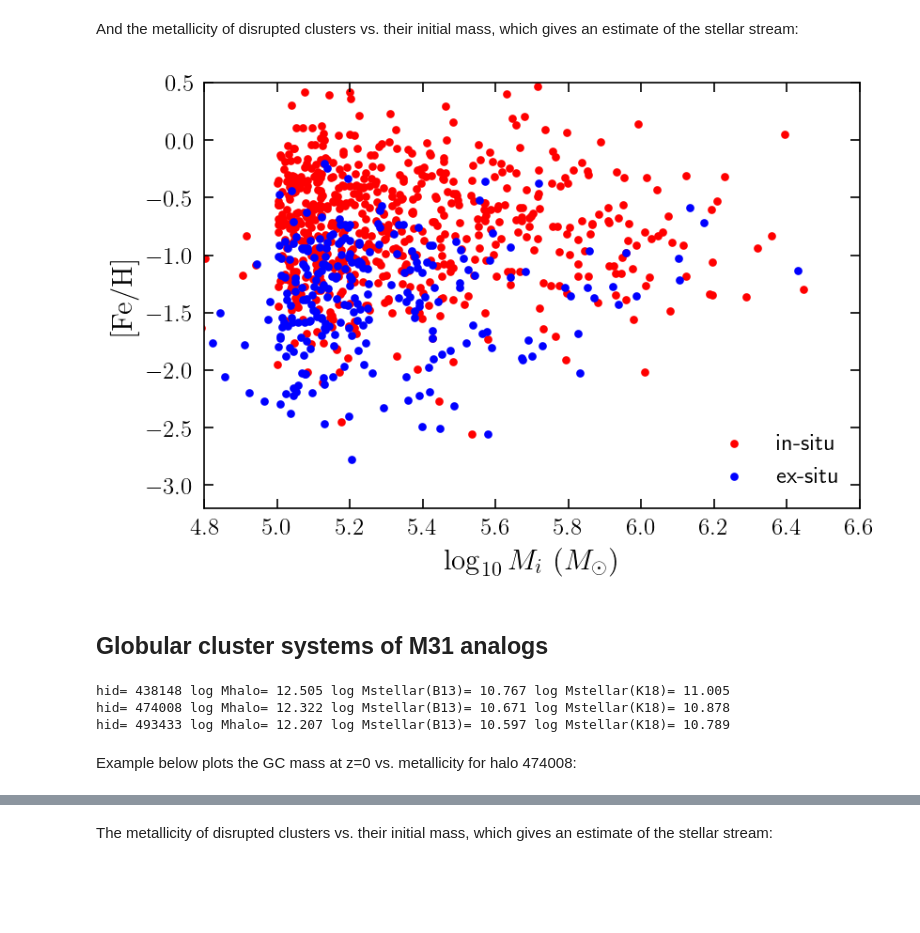
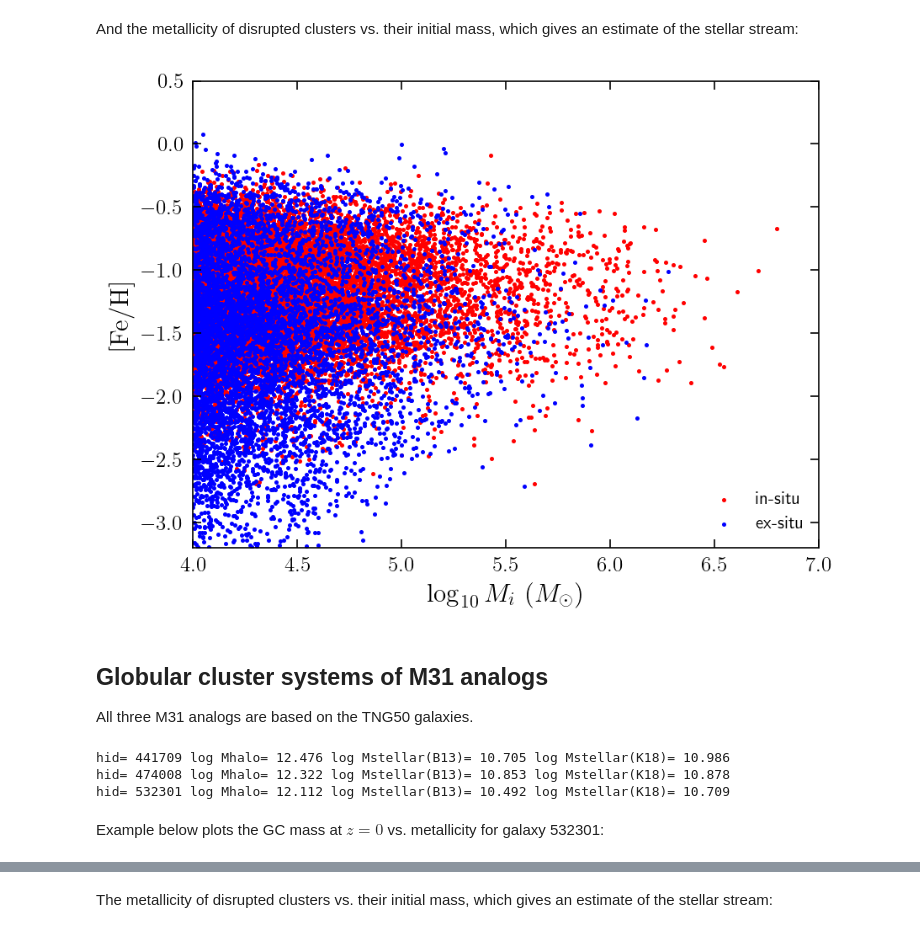
Before and after one commit to ognedin/gc_model_mw, a Jupyter notebook: gc_model_catalog.ipynb, the cells around one changed output, grey strips where cells are left out. Saved outputs shown, nothing was run; the diff lists cells and outputs as text; code cells hidden in the pictures; blank space fills up the shorter version.

```diff
--- a/gc_model_catalog.ipynb
+++ b/gc_model_catalog.ipynb
@@ -62,5 +57,5 @@ data_s = np.loadtxt('mw_like_4.0_0.5_lambda_survive.txt', dtype=dtype)
 # %% [markdown]
 Load the catalog of clusters fully disrupted before z=0 and expected to be detectable as stellar streams:
 # %%
-data_d = np.loadtxt('mw_like_4.0_0.5_lambda_disrupt.txt', dtype=dtype)
+data_d = np.loadtxt('mw_chen_gnedin_2023_disrupt.txt', dtype=dtype)
 # %% [markdown]
@@ -82,11 +77,11 @@ Example below plots the GC mass at z=0 vs. metallicity for halo 458470:
 import matplotlib.pyplot as plt
 plt.style.use('mplstyle.txt')
 # %%
-hid = 458470
+hid = 519311
 
 # select survived clusters
-idx_in = np.where((data_s['origin'] < 0) & (data_s['halo_id'] == hid))[0]
-idx_ex = np.where((data_s['origin'] > 0) & (data_s['halo_id'] == hid))[0]
+idx_in = (data_s['host_id_accrete'] < 0) & (data_s['galaxy_id'] == hid)
+idx_ex = (data_s['host_id_accrete'] > 0) & (data_s['galaxy_id'] == hid)
 
 # plot clusters formed in-situ (in the central halo) as red
 plt.scatter(data_s['log_m_gc'][idx_in], data_s['feh'][idx_in], fc='r', s=10, label='in-situ')
@@ -105,22 +100,24 @@ plt.legend(loc='lower right');
 And the metallicity of disrupted clusters vs. their initial mass, which gives an estimate of the stellar stream:
 # %%
 # select survived clusters
-idx_in = np.where((data_d['origin'] < 0) & (data_d['halo_id'] == hid))[0]
-idx_ex = np.where((data_d['origin'] > 0) & (data_d['halo_id'] == hid))[0]
+idx_in = (data_d['host_id_accrete'] < 0) & (data_d['galaxy_id'] == hid)
+idx_ex = (data_d['host_id_accrete'] > 0) & (data_d['galaxy_id'] == hid)
 
 # plot clusters formed in-situ (in the central halo) as red
-plt.scatter(data_d['log_m_form'][idx_in], data_d['feh'][idx_in], fc='r', s=10, label='in-situ')
+plt.scatter(data_d['log_m_form'][idx_in], data_d['feh'][idx_in], fc='r', s=2, label='in-situ')
 
 # plot clusters formed ex-situ (in satellite galaxies) as blue
-plt.scatter(data_d['log_m_form'][idx_ex], data_d['feh'][idx_ex], fc='b', s=10, label='ex-situ')
+plt.scatter(data_d['log_m_form'][idx_ex], data_d['feh'][idx_ex], fc='b', s=2, label='ex-situ')
 
 plt.xlabel(r'$\log_{10} M_i\ (M_\odot)$')
 plt.ylabel(r'$\rm [Fe/H]$')
-plt.xlim(4.8, 6.6)
+plt.xlim(4, 7)
 plt.ylim(-3.2, 0.5)
 plt.legend(loc='lower right');
 # %% [output]
-[figure, old version]
+[figure, new version]
 # %% [markdown]
 ## Globular cluster systems of M31 analogs
+
+All three M31 analogs are based on the TNG50 galaxies.
 # %%
@@ -130,13 +127,13 @@ data_m31d = np.loadtxt('m31_like_4.0_0.5_lambda_disrupt.txt', dtype=dtype)
 # %%
-for hid in np.unique(data_m31s['halo_id']):
+for hid in np.unique(data_m31s['galaxy_id']):
     print('hid=', hid,\
-          'log Mhalo=', data_m31s['log_mh'][data_m31s['halo_id']==hid][0],\
-          'log Mstellar(B13)=', data_m31s['log_ms'][data_m31s['halo_id']==hid][0],\
-          'log Mstellar(K18)=', data_m31s['log_ms_k18'][data_m31s['halo_id']==hid][0])
+          'log Mhalo=', data_m31s['log_mh'][data_m31s['galaxy_id']==hid][0],\
+          'log Mstellar(B13)=', data_m31s['log_ms'][data_m31s['galaxy_id']==hid][0],\
+          'log Mstellar(K18)=', data_m31s['log_ms_k18'][data_m31s['galaxy_id']==hid][0])
 # %% [output]
-hid= 438148 log Mhalo= 12.505 log Mstellar(B13)= 10.767 log Mstellar(K18)= 11.005
-hid= 474008 log Mhalo= 12.322 log Mstellar(B13)= 10.671 log Mstellar(K18)= 10.878
-hid= 493433 log Mhalo= 12.207 log Mstellar(B13)= 10.597 log Mstellar(K18)= 10.789
+hid= 441709 log Mhalo= 12.476 log Mstellar(B13)= 10.705 log Mstellar(K18)= 10.986
+hid= 474008 log Mhalo= 12.322 log Mstellar(B13)= 10.853 log Mstellar(K18)= 10.878
+hid= 532301 log Mhalo= 12.112 log Mstellar(B13)= 10.492 log Mstellar(K18)= 10.709
 # %% [markdown]
-Example below plots the GC mass at z=0 vs. metallicity for halo 474008:
+Example below plots the GC mass at $z=0$ vs. metallicity for galaxy 532301:
 # %%
```
Also changed, not shown: parts of 10 cells of this notebook.
